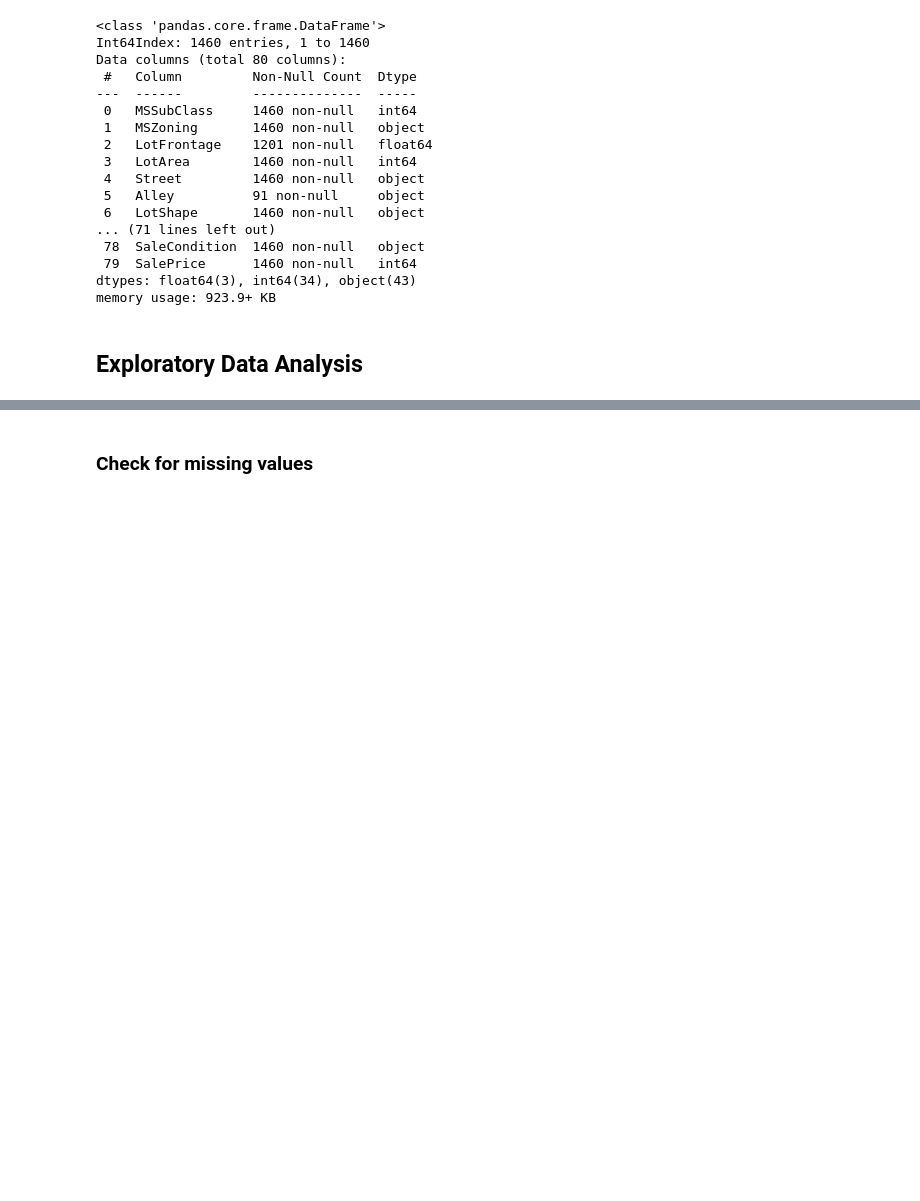
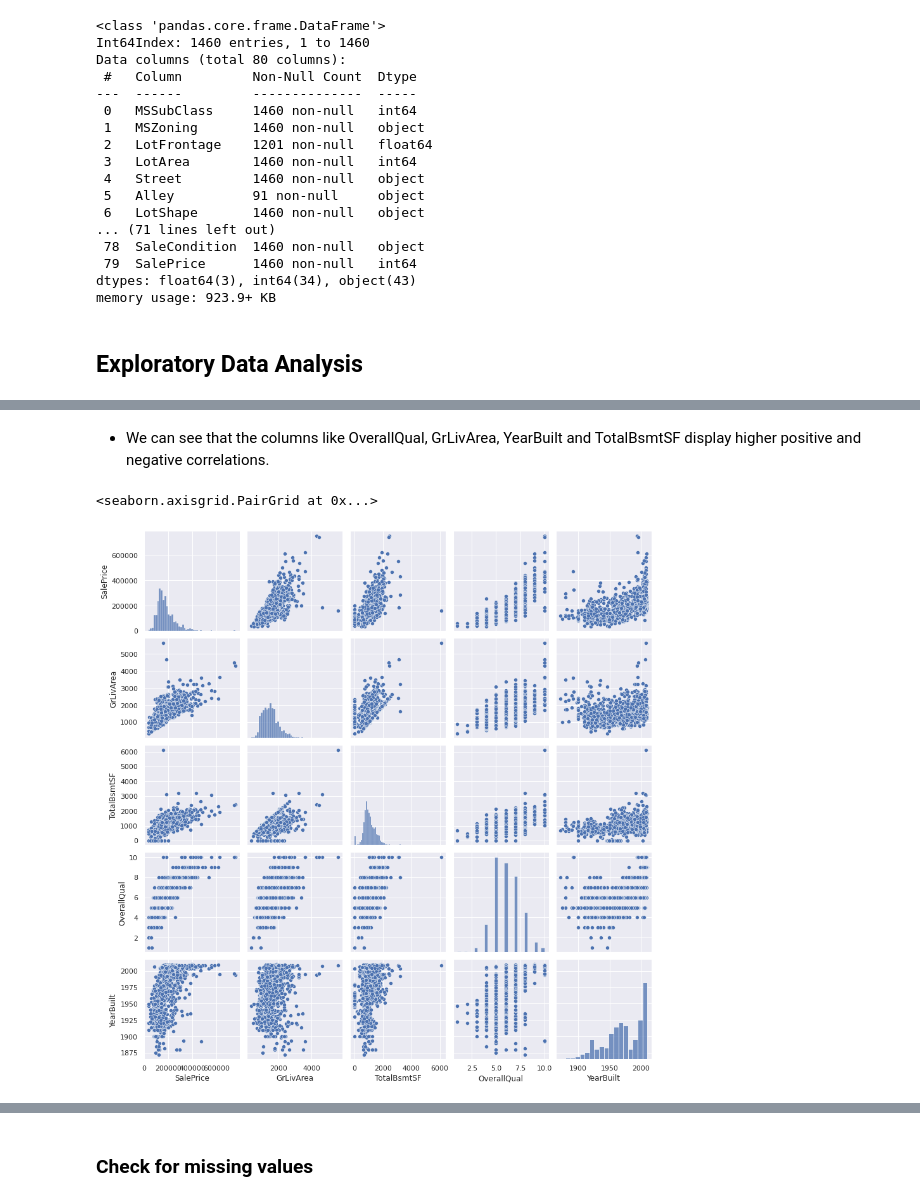
Before and after one commit to karthigeyan0312/My_Kaggle_Practice_Exercises, a Jupyter notebook: house-price-prediction.ipynb, the cells around one changed output, grey strips where cells are left out. Drawn from its saved outputs; the diff is of its cells as text; code cells hidden in the pictures; blank space fills up the shorter version.

```diff
--- a/house-price-prediction.ipynb
+++ b/house-price-prediction.ipynb
@@ -56,0 +116,7 @@ memory usage: 923.9+ KB
+# %% [markdown]
+- We can see that the columns like OverallQual, GrLivArea, YearBuilt and TotalBsmtSF display higher positive and negative correlations.
+# %%
+sns.pairplot(train_df[['SalePrice', 'GrLivArea', 'TotalBsmtSF', 'OverallQual', 'YearBuilt']])
+# %% [output]
+<seaborn.axisgrid.PairGrid at 0x...>
+[figure, added]
```
Also changed, not shown: parts of 31 cells of this notebook.
